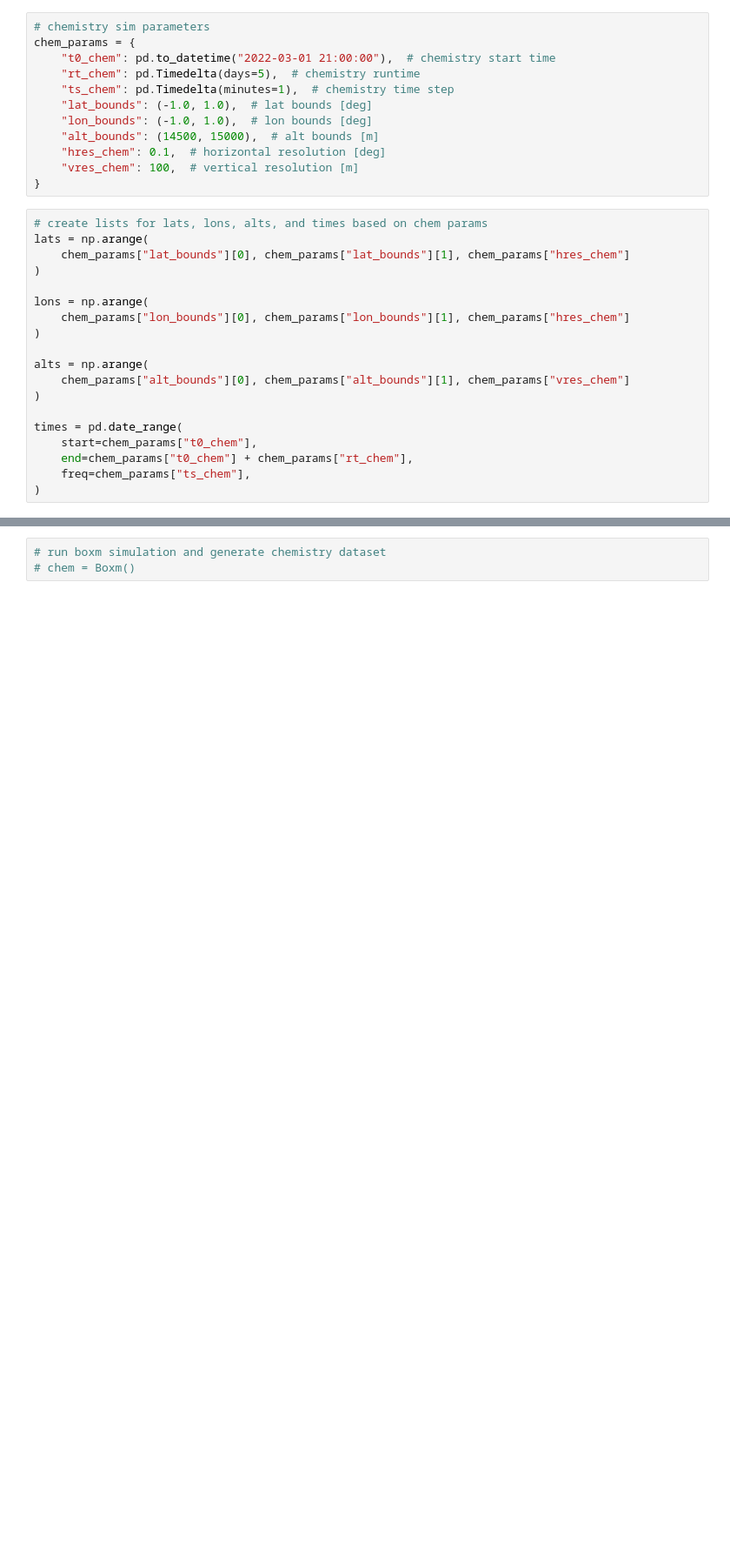
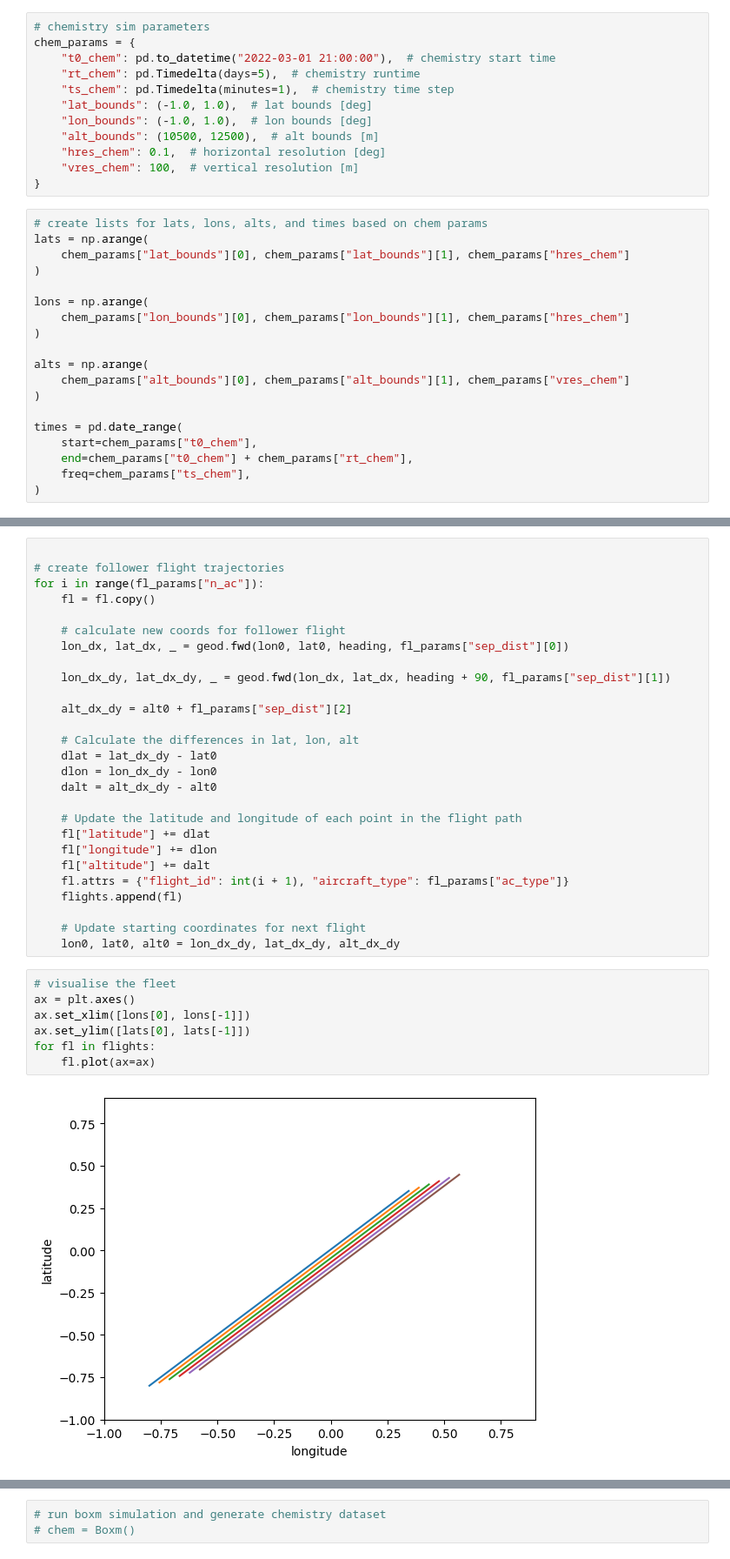
Before and after one commit to ktait98/pycontrails_kt, a Jupyter notebook: docs/notebooks/boxm.ipynb, the cells around one changed output, grey strips where cells are left out. Shown at 87% size. Drawn from its saved outputs; the diff is of its cells as text; blank space fills up the shorter version.

Commit message:
worked on aircraft performance blocks, still a little stuck on whether to include wind shear

```diff
--- a/docs/notebooks/boxm.ipynb
+++ b/docs/notebooks/boxm.ipynb
@@ -51,7 +61,7 @@ chem_params = {
     "ts_chem": pd.Timedelta(minutes=1),  # chemistry time step
     "lat_bounds": (-1.0, 1.0),  # lat bounds [deg]
     "lon_bounds": (-1.0, 1.0),  # lon bounds [deg]
-    "alt_bounds": (14500, 15000),  # alt bounds [m]
+    "alt_bounds": (10500, 12500),  # alt bounds [m]
     "hres_chem": 0.1,  # horizontal resolution [deg]
     "vres_chem": 100,  # vertical resolution [m]
 }
@@ -154,0 +158,36 @@ Flight [4 keys x 31 length, 1 attributes]
+# %%
+
+# create follower flight trajectories
+for i in range(fl_params["n_ac"]):
+    fl = fl.copy()
+
+    # calculate new coords for follower flight
+    lon_dx, lat_dx, _ = geod.fwd(lon0, lat0, heading, fl_params["sep_dist"][0])
+
+    lon_dx_dy, lat_dx_dy, _ = geod.fwd(lon_dx, lat_dx, heading + 90, fl_params["sep_dist"][1])
+
+    alt_dx_dy = alt0 + fl_params["sep_dist"][2]
+
+    # Calculate the differences in lat, lon, alt
+    dlat = lat_dx_dy - lat0
+    dlon = lon_dx_dy - lon0
+    dalt = alt_dx_dy - alt0
+
+    # Update the latitude and longitude of each point in the flight path
+    fl["latitude"] += dlat
+    fl["longitude"] += dlon
+    fl["altitude"] += dalt
+    fl.attrs = {"flight_id": int(i + 1), "aircraft_type": fl_params["ac_type"]}
+    flights.append(fl)
+
+    # Update starting coordinates for next flight
+    lon0, lat0, alt0 = lon_dx_dy, lat_dx_dy, alt_dx_dy
+# %%
+# visualise the fleet
+ax = plt.axes()
+ax.set_xlim([lons[0], lons[-1]])
+ax.set_ylim([lats[0], lats[-1]])
+for fl in flights:
+    fl.plot(ax=ax)
+# %% [output]
+[figure, added]
```
Also changed, not shown: parts of 8 cells of this notebook, 1 other file.
